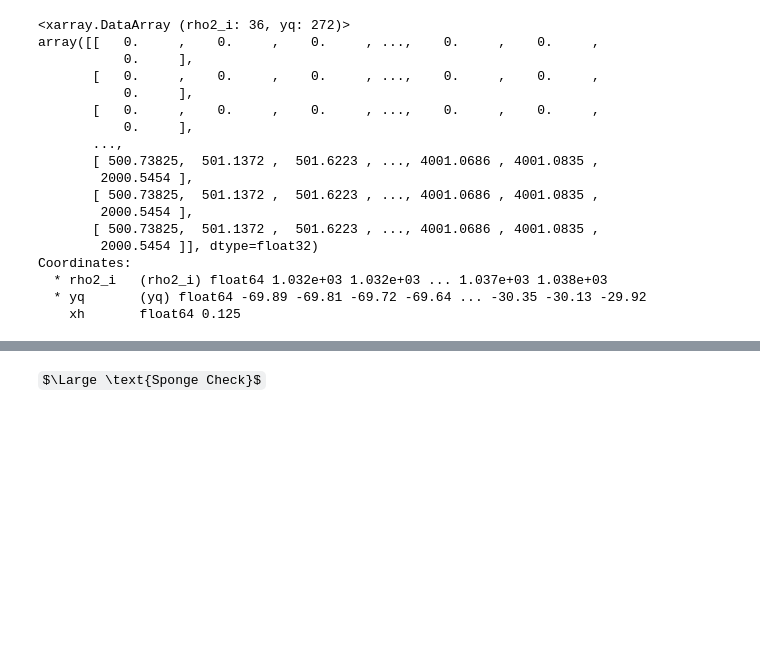
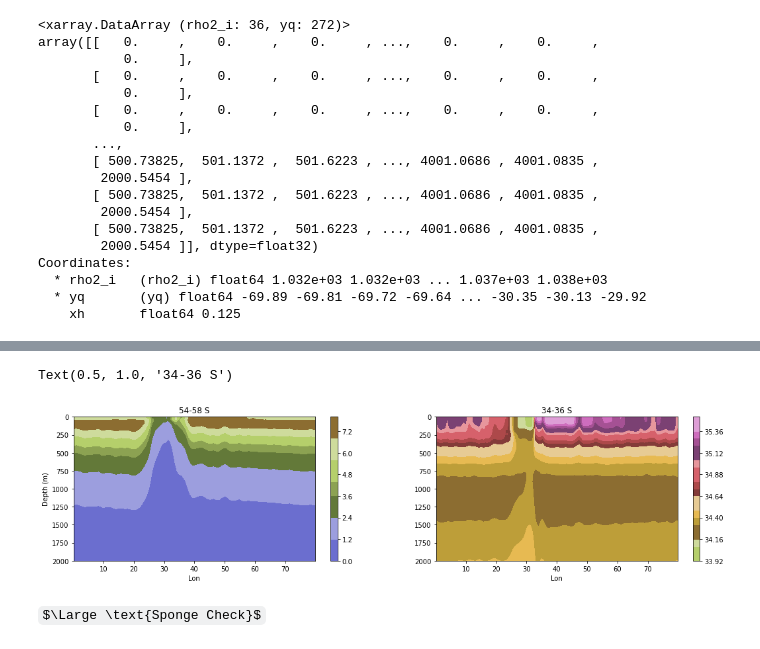
Before and after one commit to hmkhatri/MOM6-Channel-Southern-Ocean, a Jupyter notebook: Analysis/TS_025_Test.ipynb, the cells around one changed output, grey strips where cells are left out. Cells and saved outputs as stored; diff of their text form; code cells hidden in the pictures; some formulas as TeX source; blank space fills up the shorter version.

```diff
--- a/Analysis/TS_025_Test.ipynb
+++ b/Analysis/TS_025_Test.ipynb
@@ -673,2 +782,29 @@ plt.gca().invert_yaxis()
+# %%
+plt.figure(figsize=(18,4))
+
+ds2 = ds_z.isel(Time=100).sel(yh=slice(-58,-54)).mean('yh')
+
+plt.subplot(1,2,1)
+plt.contourf(ds2['xh'], ds2['z_l'], ds2['temp'], 20, vmin = -2, vmax = 20, cmap='tab20b')
+plt.colorbar()
+#plt.fill_between(ds1['yh'], depth, 4000., fc='grey')
+plt.ylim((0.,2000))
+plt.gca().invert_yaxis()
+plt.xlabel('Lon')
+plt.ylabel('Depth (m)')
+plt.title('54-58 S')
+
+ds2 = ds_z.isel(Time=100).sel(yh=slice(-36,-34)).mean('yh')
+plt.subplot(1,2,2)
+plt.contourf(ds2['xh'], ds2['z_l'], ds2['salt'], 20, vmin = 33.3, vmax = 35.5, cmap='tab20b')
+plt.colorbar()
+#plt.fill_between(ds1['yh'], depth, 4000., fc='grey')
+plt.ylim((0.,2000))
+plt.gca().invert_yaxis()
+plt.xlabel('Lon')
+plt.title('34-36 S')
+# %% [output]
+Text(0.5, 1.0, '34-36 S')
+[figure, added]
 # %%
 #ds_rho.close()
```
Also changed, not shown: parts of 15 cells of this notebook, 1 other file.
